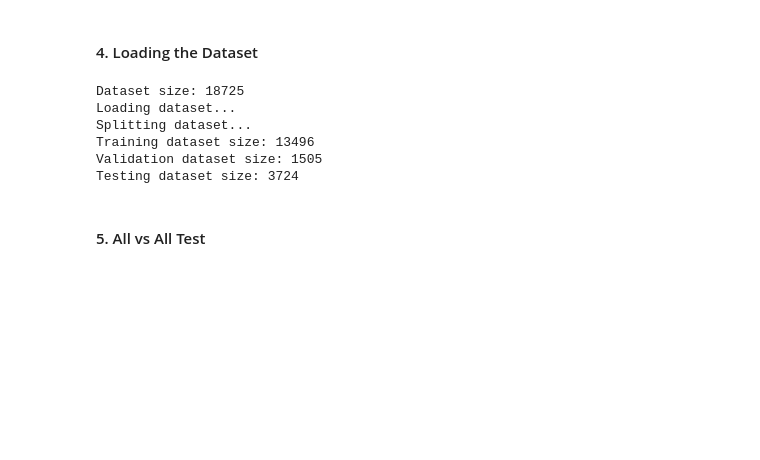
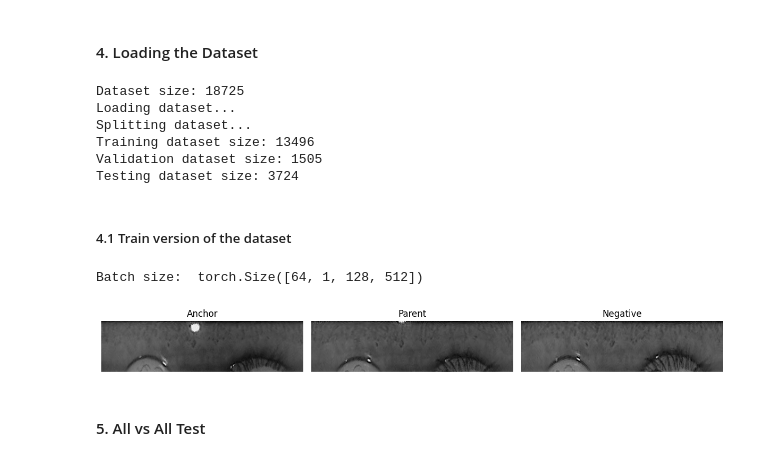
Before and after one commit to lorenzosp01/iris-recognition-system, a Jupyter notebook: irisi-recognition-normalized-eye.ipynb, the cells around one changed output. Saved outputs shown, nothing was run; the diff lists cells and outputs as text; code cells hidden in the pictures; blank space fills up the shorter version.

```diff
--- a/irisi-recognition-normalized-eye.ipynb
+++ b/irisi-recognition-normalized-eye.ipynb
@@ -60,6 +61,41 @@ Splitting dataset...
 Training dataset size: 13496
 Validation dataset size: 1505
 Testing dataset size: 3724
+# %% [markdown]
+##### 4.1 Train version of the dataset
+# %%
+# Set the dataset to train mode
+dataset.train()
+
+# Load a batch of images
+batch = next(iter(all_vs_all_dataset))
+# Batch size
+print("Batch size: ", batch[0].shape)
+
+# Plot the images
+for anchor, parent, negative, _ in zip(batch[0][0], batch[0][1], batch[0][2], batch[0][3]):
+    fig, ax = plt.subplots(1, 3, figsize=(12, 4))
+
+    ax[0].imshow(anchor, cmap="gray")
+    ax[0].set_title("Anchor")
+    ax[0].axis("off")
+
+    ax[1].imshow(parent, cmap="gray")
+    ax[1].set_title("Parent")
+    ax[1].axis("off")
+
+    ax[2].imshow(negative, cmap="gray")
+    ax[2].set_title("Negative")
+    ax[2].axis("off")
+
+    plt.tight_layout()
+    plt.show()
+
+# Set the dataset to evaluation mode
+dataset.eval()
+# %% [output]
+Batch size:  torch.Size([64, 1, 128, 512])
+[figure, added]
 # %% [markdown]
 #### 5. All vs All Test
 # %% [markdown]
```
Also changed, not shown: parts of 1 cell of this notebook, 4 other files.
